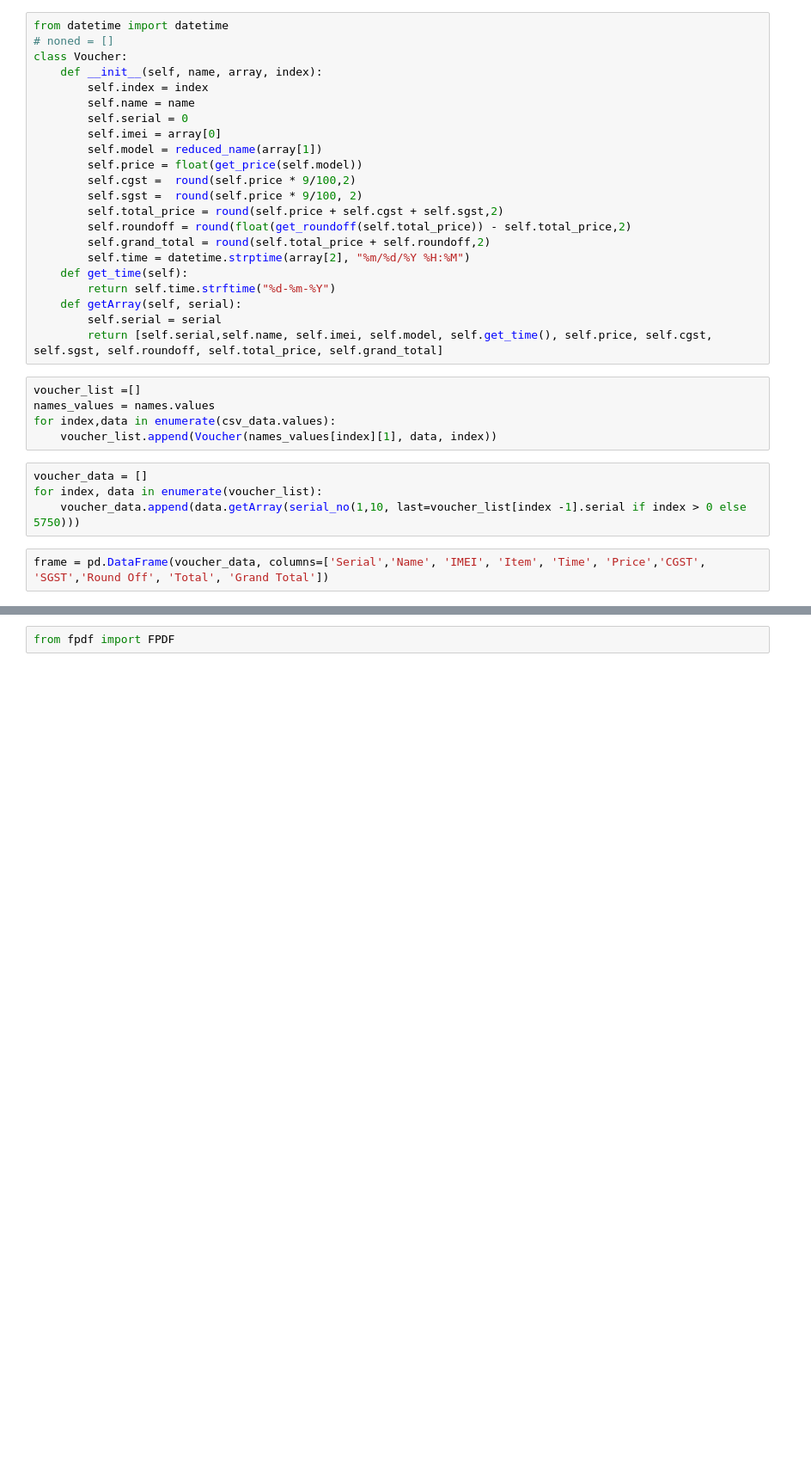
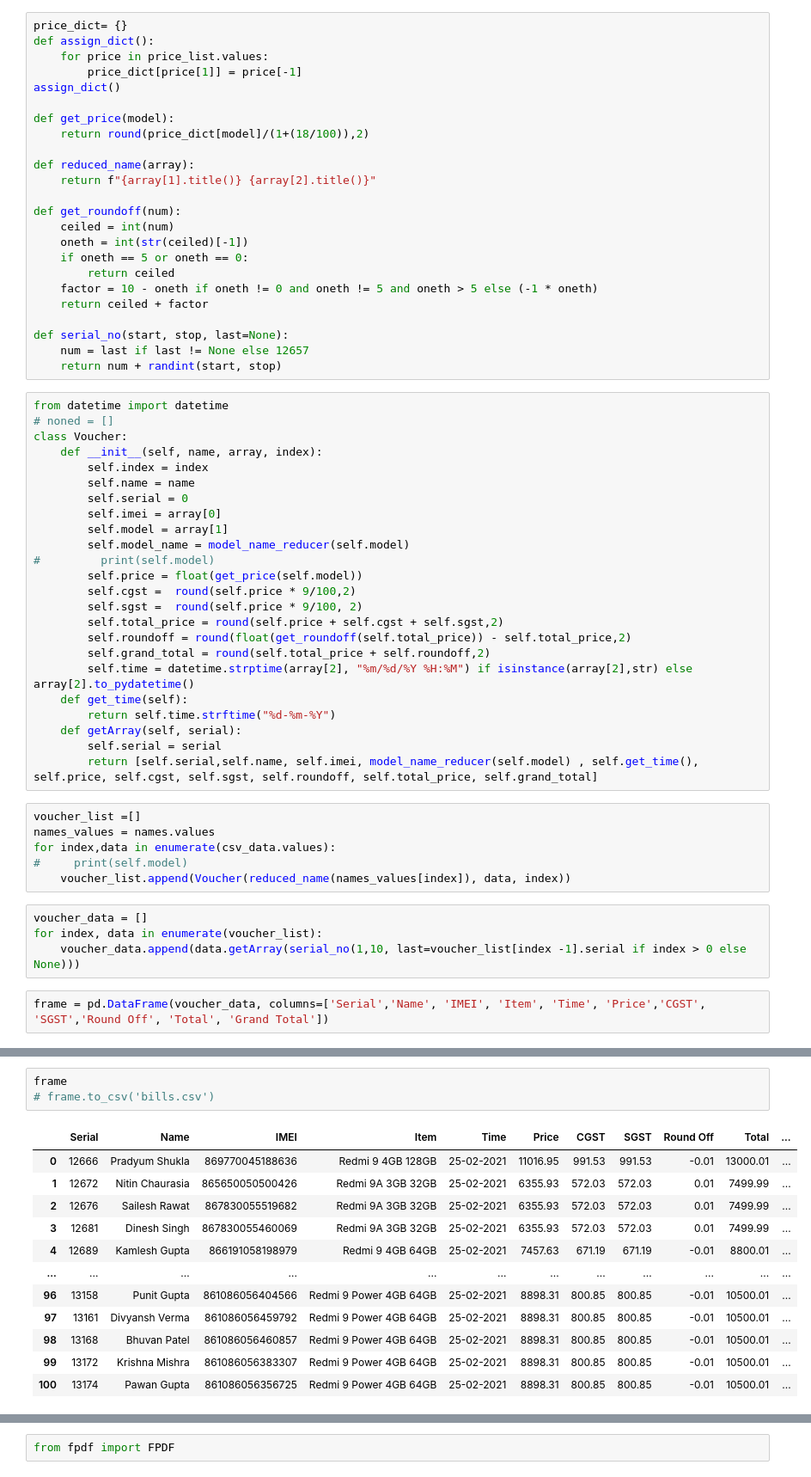
Before and after one commit to JaisPiyush/fakepdf, a Jupyter notebook: Excel To Voucher PDF.ipynb, the cells around one changed output, grey strips where cells are left out. Shown: that part at 86% size. Cells and saved outputs as stored; diff of their text form; blank space fills up the shorter version.

```diff
--- a/Excel To Voucher PDF.ipynb
+++ b/Excel To Voucher PDF.ipynb
@@ -93,3 +123,27 @@ def serial_no(start, stop, last=5750):
+# %%
+price_dict= {}
+def assign_dict():
+    for price in price_list.values:
+        price_dict[price[1]] = price[-1]
+assign_dict()
+
+def get_price(model):
+    return round(price_dict[model]/(1+(18/100)),2)
+
+def reduced_name(array):
+    return f"{array[1].title()} {array[2].title()}"
+
+def get_roundoff(num):
+    ceiled = int(num)
+    oneth = int(str(ceiled)[-1])
+    if oneth == 5 or oneth == 0:
+        return ceiled
+    factor = 10 - oneth if oneth != 0 and oneth != 5 and oneth > 5 else (-1 * oneth)
+    return ceiled + factor
+
+def serial_no(start, stop, last=None):
+    num = last if last != None else 12657
+    return num + randint(start, stop)
 # %%
 from datetime import datetime
 # noned = []
@@ -99,27 +153,30 @@ class Voucher:
         self.name = name
         self.serial = 0
         self.imei = array[0]
-        self.model = reduced_name(array[1])
+        self.model = array[1]
+        self.model_name = model_name_reducer(self.model)
+#         print(self.model)
         self.price = float(get_price(self.model))
         self.cgst =  round(self.price * 9/100,2)
         self.sgst =  round(self.price * 9/100, 2)
         self.total_price = round(self.price + self.cgst + self.sgst,2)
         self.roundoff = round(float(get_roundoff(self.total_price)) - self.total_price,2)
         self.grand_total = round(self.total_price + self.roundoff,2)
-        self.time = datetime.strptime(array[2], "%m/%d/%Y %H:%M")
+        self.time = datetime.strptime(array[2], "%m/%d/%Y %H:%M") if isinstance(array[2],str) else array[2].to_pydatetime()
     def get_time(self):
         return self.time.strftime("%d-%m-%Y")
     def getArray(self, serial):
         self.serial = serial
-        return [self.serial,self.name, self.imei, self.model, self.get_time(), self.price, self.cgst, self.sgst, self.roundoff, self.total_price, self.grand_total]
+        return [self.serial,self.name, self.imei, model_name_reducer(self.model) , self.get_time(), self.price, self.cgst, self.sgst, self.roundoff, self.total_price, self.grand_total]
 # %%
 voucher_list =[]
 names_values = names.values
 for index,data in enumerate(csv_data.values):
-    voucher_list.append(Voucher(names_values[index][1], data, index))
+#     print(self.model)
+    voucher_list.append(Voucher(reduced_name(names_values[index]), data, index))
 # %%
 voucher_data = []
 for index, data in enumerate(voucher_list):
-    voucher_data.append(data.getArray(serial_no(1,10, last=voucher_list[index -1].serial if index > 0 else 5750)))
+    voucher_data.append(data.getArray(serial_no(1,10, last=voucher_list[index -1].serial if index > 0 else None)))
 # %%
 frame = pd.DataFrame(voucher_data, columns=['Serial','Name', 'IMEI', 'Item', 'Time', 'Price','CGST', 'SGST','Round Off', 'Total', 'Grand Total'])
@@ -147,0 +183,16 @@ names
+# %%
+frame
+# frame.to_csv('bills.csv')
+# %% [output]
+|  | Serial | Name | IMEI | Item | Time | Price | CGST | SGST | Round Off | Total | ... |
+| 0 | 12666 | Pradyum Shukla | 869770045188636 | Redmi 9 4GB 128GB | 25-02-2021 | 11016.95 | 991.53 | 991.53 | -0.01 | 13000.01 | ... |
+| 1 | 12672 | Nitin Chaurasia | 865650050500426 | Redmi 9A 3GB 32GB | 25-02-2021 | 6355.93 | 572.03 | 572.03 | 0.01 | 7499.99 | ... |
+| 2 | 12676 | Sailesh Rawat | 867830055519682 | Redmi 9A 3GB 32GB | 25-02-2021 | 6355.93 | 572.03 | 572.03 | 0.01 | 7499.99 | ... |
+| 3 | 12681 | Dinesh Singh | 867830055460069 | Redmi 9A 3GB 32GB | 25-02-2021 | 6355.93 | 572.03 | 572.03 | 0.01 | 7499.99 | ... |
+| 4 | 12689 | Kamlesh Gupta | 866191058198979 | Redmi 9 4GB 64GB | 25-02-2021 | 7457.63 | 671.19 | 671.19 | -0.01 | 8800.01 | ... |
+| ... | ... | ... | ... | ... | ... | ... | ... | ... | ... | ... | ... |
+| 96 | 13158 | Punit Gupta | 861086056404566 | Redmi 9 Power 4GB 64GB | 25-02-2021 | 8898.31 | 800.85 | 800.85 | -0.01 | 10500.01 | ... |
+| 97 | 13161 | Divyansh Verma | 861086056459792 | Redmi 9 Power 4GB 64GB | 25-02-2021 | 8898.31 | 800.85 | 800.85 | -0.01 | 10500.01 | ... |
+| 98 | 13168 | Bhuvan Patel | 861086056460857 | Redmi 9 Power 4GB 64GB | 25-02-2021 | 8898.31 | 800.85 | 800.85 | -0.01 | 10500.01 | ... |
+| 99 | 13172 | Krishna Mishra | 861086056383307 | Redmi 9 Power 4GB 64GB | 25-02-2021 | 8898.31 | 800.85 | 800.85 | -0.01 | 10500.01 | ... |
+| 100 | 13174 | Pawan Gupta | 861086056356725 | Redmi 9 Power 4GB 64GB | 25-02-2021 | 8898.31 | 800.85 | 800.85 | -0.01 | 10500.01 | ... |
```
Also changed, not shown: parts of 17 cells of this notebook, 2 other files.
